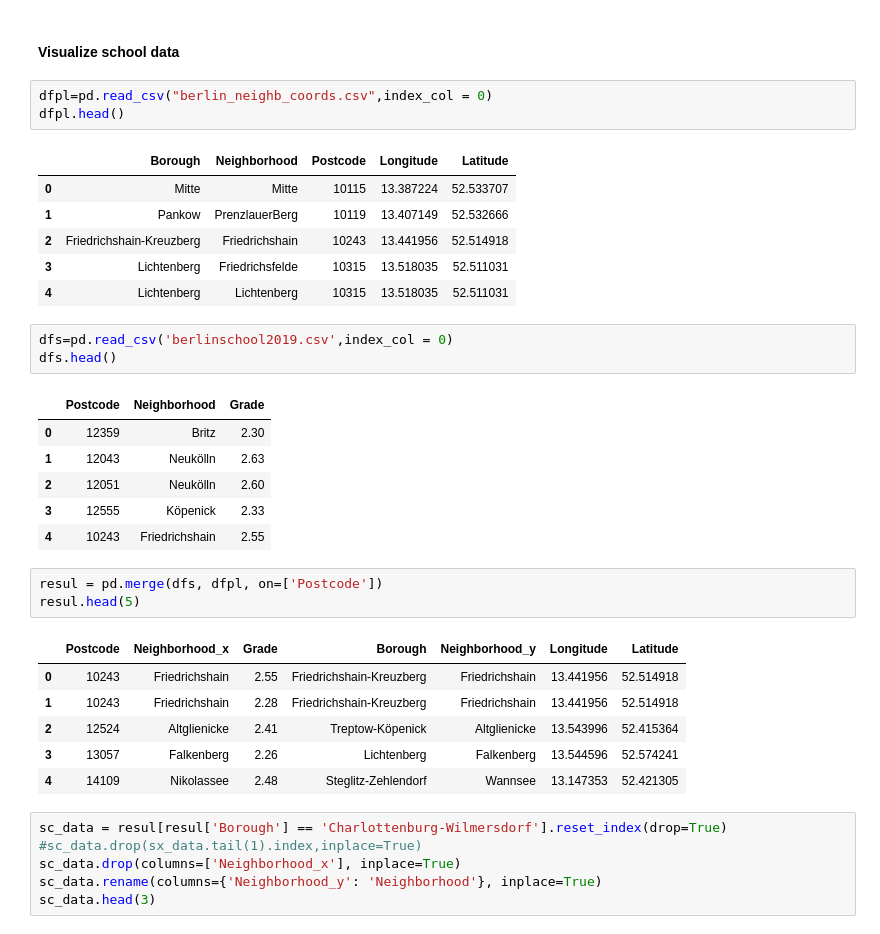
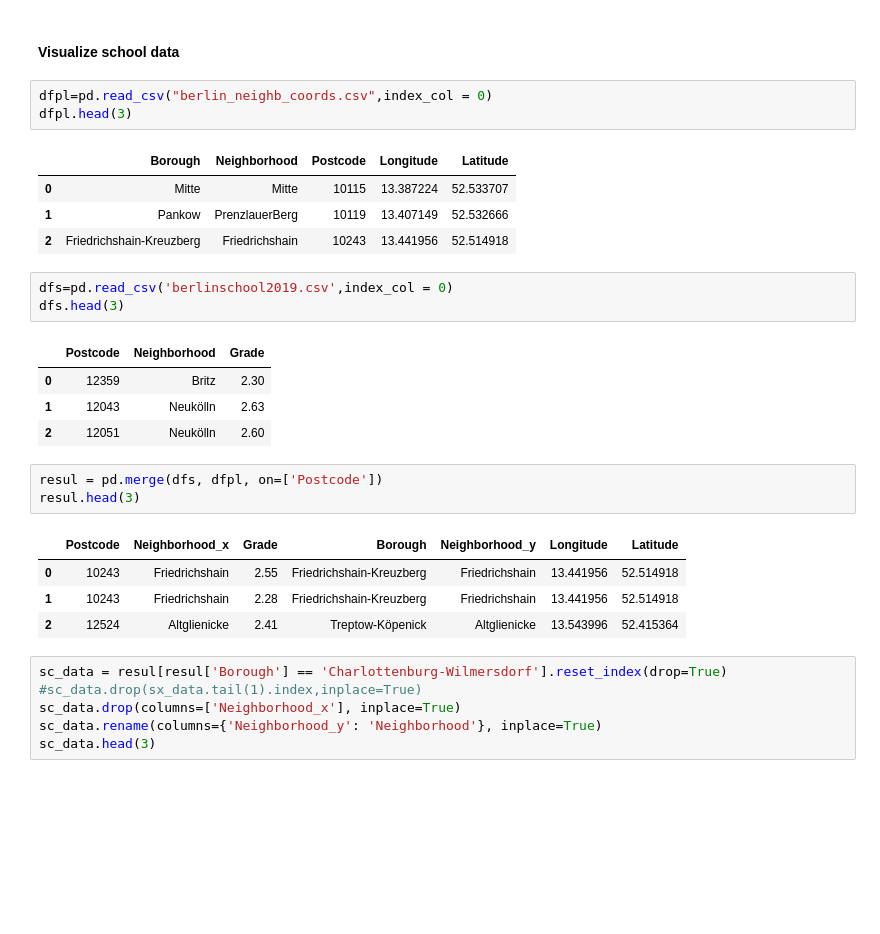
Before and after one commit to sergiusdell75/Coursera_Capstone, a Jupyter notebook: bon_visualization_statistics.ipynb, the cells around one changed output. Saved outputs shown, nothing was run; the diff lists cells and outputs as text; blank space fills up the shorter version.

```diff
--- a/bon_visualization_statistics.ipynb
+++ b/bon_visualization_statistics.ipynb
@@ -314,34 +283,28 @@ map5
 #### Visualize school data
 # %%
 dfpl=pd.read_csv("berlin_neighb_coords.csv",index_col = 0)
-dfpl.head()
+dfpl.head(3)
 # %% [output]
 |  | Borough | Neighborhood | Postcode | Longitude | Latitude |
 | 0 | Mitte | Mitte | 10115 | 13.387224 | 52.533707 |
 | 1 | Pankow | PrenzlauerBerg | 10119 | 13.407149 | 52.532666 |
 | 2 | Friedrichshain-Kreuzberg | Friedrichshain | 10243 | 13.441956 | 52.514918 |
-| 3 | Lichtenberg | Friedrichsfelde | 10315 | 13.518035 | 52.511031 |
-| 4 | Lichtenberg | Lichtenberg | 10315 | 13.518035 | 52.511031 |
 # %%
 dfs=pd.read_csv('berlinschool2019.csv',index_col = 0)
-dfs.head()
+dfs.head(3)
 # %% [output]
 |  | Postcode | Neighborhood | Grade |
 | 0 | 12359 | Britz | 2.30 |
 | 1 | 12043 | Neukölln | 2.63 |
 | 2 | 12051 | Neukölln | 2.60 |
-| 3 | 12555 | Köpenick | 2.33 |
-| 4 | 10243 | Friedrichshain | 2.55 |
 # %%
 resul = pd.merge(dfs, dfpl, on=['Postcode'])
-resul.head(5)
+resul.head(3)
 # %% [output]
 |  | Postcode | Neighborhood_x | Grade | Borough | Neighborhood_y | Longitude | Latitude |
 | 0 | 10243 | Friedrichshain | 2.55 | Friedrichshain-Kreuzberg | Friedrichshain | 13.441956 | 52.514918 |
 | 1 | 10243 | Friedrichshain | 2.28 | Friedrichshain-Kreuzberg | Friedrichshain | 13.441956 | 52.514918 |
 | 2 | 12524 | Altglienicke | 2.41 | Treptow-Köpenick | Altglienicke | 13.543996 | 52.415364 |
-| 3 | 13057 | Falkenberg | 2.26 | Lichtenberg | Falkenberg | 13.544596 | 52.574241 |
-| 4 | 14109 | Nikolassee | 2.48 | Steglitz-Zehlendorf | Wannsee | 13.147353 | 52.421305 |
 # %%
 sc_data = resul[resul['Borough'] == 'Charlottenburg-Wilmersdorf'].reset_index(drop=True)
 #sc_data.drop(sx_data.tail(1).index,inplace=True)
```
Also changed, not shown: parts of 19 cells of this notebook.
